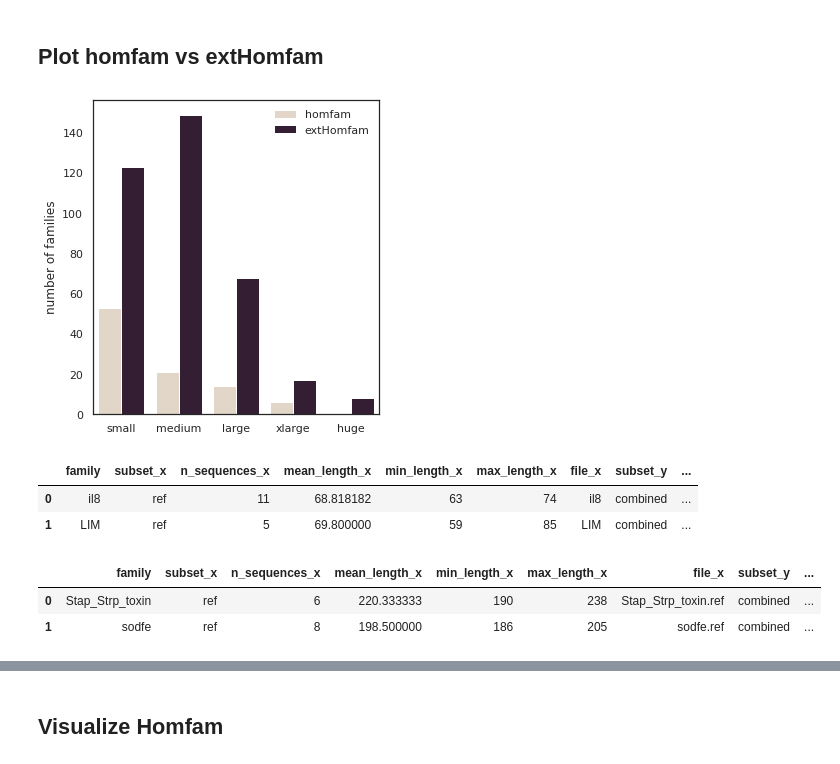
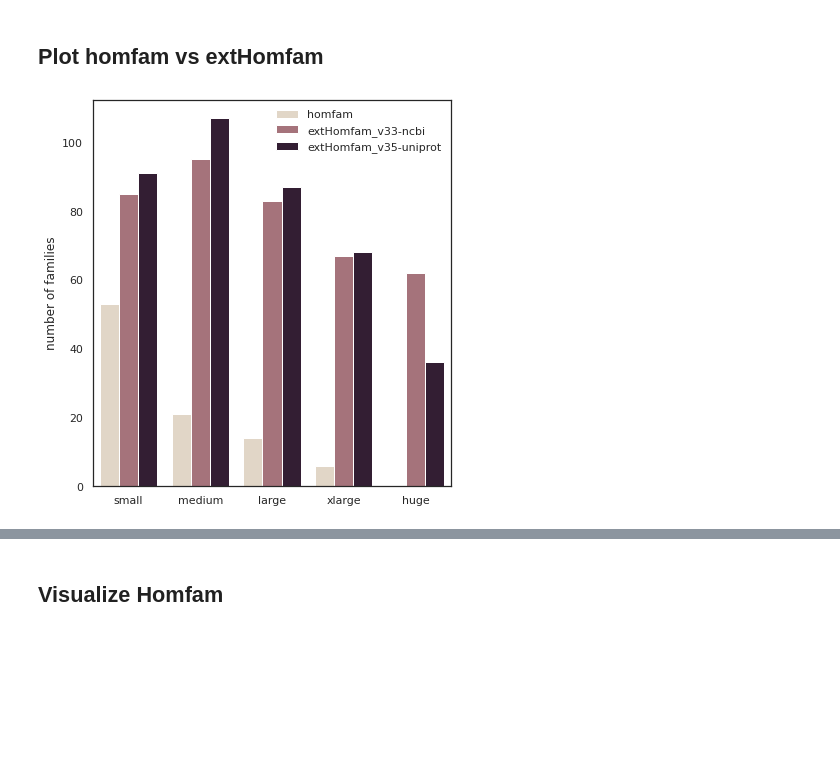
Before and after one commit to luisas/nf_structural_regression, a Jupyter notebook: notebook/00_HomFam.ipynb, the cells around one changed output, grey strips where cells are left out. Drawn from its saved outputs; the diff is of its cells as text; code cells hidden in the pictures; blank space fills up the shorter version.

```diff
--- a/notebook/00_HomFam.ipynb
+++ b/notebook/00_HomFam.ipynb
@@ -116,11 +123,16 @@ summary_exthomfam_merged
 ## Comparison homfam and extHomfam
 # %%
 # Prep exthomfam
-df_size_exthomfam = pd.DataFrame(summary_exthomfam_combined.groupby("size_group").size()).reset_index()
-df_size_exthomfam = df_size_exthomfam.rename(columns={0: "n"})
-df_size_exthomfam["dataset"] = "extHomfam"
-df_size_exthomfam['size_group'] = pd.Categorical(
-    df_size_exthomfam['size_group'],
-    categories=["small", "medium", "large", "xlarge", "huge"],
-    ordered=True
-)
+def get_size_df(summary_exthomfam_combined, dataset):
+    df_size_exthomfam = pd.DataFrame(summary_exthomfam_combined.groupby("size_group").size()).reset_index()
+    df_size_exthomfam = df_size_exthomfam.rename(columns={0: "n"})
+    df_size_exthomfam["dataset"] = dataset
+    df_size_exthomfam['size_group'] = pd.Categorical(
+        df_size_exthomfam['size_group'],
+        categories=["small", "medium", "large", "xlarge", "huge"],
+        ordered=True
+    )
+    return(df_size_exthomfam)
+# %%
+df_size_exthomfam_v35 = get_size_df(summary_exthomfam_combined_v35uniprot, "extHomfam_v35-uniprot")
+df_size_exthomfam_v33 = get_size_df(summary_exthomfam_combined_v33ncbi, "extHomfam_v33-ncbi")
@@ -136,15 +163,9 @@ summary_homfam_combined.loc[summary_homfam_combined.n_sequences < thresholds[0],
 # %%
-df_size_homfam = pd.DataFrame(summary_homfam_combined.groupby("size_group").size()).reset_index()
-df_size_homfam = df_size_homfam.rename(columns={0: "n"})
-df_size_homfam["dataset"] = "homfam"
-df_size_homfam['size_group'] = pd.Categorical(
-    df_size_homfam['size_group'],
-    categories=["small", "medium", "large", "xlarge", "huge"],
-    ordered=True
-)
+df_size_homfam = get_size_df(summary_homfam_combined, "homfam")
 # %%
 ## Merge
-df_size = pd.concat([df_size_homfam, df_size_exthomfam])
+df_size = pd.concat([df_size_homfam, df_size_exthomfam_v33])
+df_size = pd.concat([df_size, df_size_exthomfam_v35])
 df_size.head(2)
 # %% [output]
 |  | size_group | n | dataset |
@@ -155,27 +176,27 @@ df_size.head(2)
 # %%
 # ------------ Number of sequences -------------
 
 sns.set_theme(style="white")
 sns.set_context("notebook")
 
 # Initialize the matplotlib figure
-f, ax = plt.subplots(figsize=(5, 5))
+f, ax = plt.subplots(figsize=(6, 6))
 
 
 # Plot the total crashes
 sns.set_color_codes("deep")
 sns.barplot(x="size_group", y="n", data=df_size,
             hue="dataset", palette="ch:.25")
 
 # Add a legend and informative axis label
 ax.legend(ncol=1, loc="upper right", frameon=False)
 ax.set(xlabel="")
 ax.set(ylabel="number of families")
 #sns.despine(left=True, bottom=True)
 f.tight_layout()
 plt.savefig(os.path.join(outdir, "00_nFamilies.pdf"))
 # %% [output]
-[figure, old version]
+[figure, new version]
 # %%
 # ------------ Perc Reference distribution -------------
 # Homfam
@@ -190,13 +215 @@ summary_exthomfam["dataset"]="exthomfam"
-# %%
-summary_homfam.head(2)
-# %% [output]
-|  | family | subset_x | n_sequences_x | mean_length_x | min_length_x | max_length_x | file_x | subset_y | ... |
-| 0 | il8 | ref | 11 | 68.818182 | 63 | 74 | il8 | combined | ... |
-| 1 | LIM | ref | 5 | 69.800000 | 59 | 85 | LIM | combined | ... |
-# %%
-summary_homfam_merged.head(2)
-# %% [output]
-|  | family | subset_x | n_sequences_x | mean_length_x | min_length_x | max_length_x | file_x | subset_y | ... |
-| 0 | Stap_Strp_toxin | ref | 6 | 220.333333 | 190 | 238 | Stap_Strp_toxin.ref | combined | ... |
-| 1 | sodfe | ref | 8 | 198.500000 | 186 | 205 | sodfe.ref | combined | ... |
 # %%
```
Also changed, not shown: parts of 18 cells of this notebook, 18 other files.
